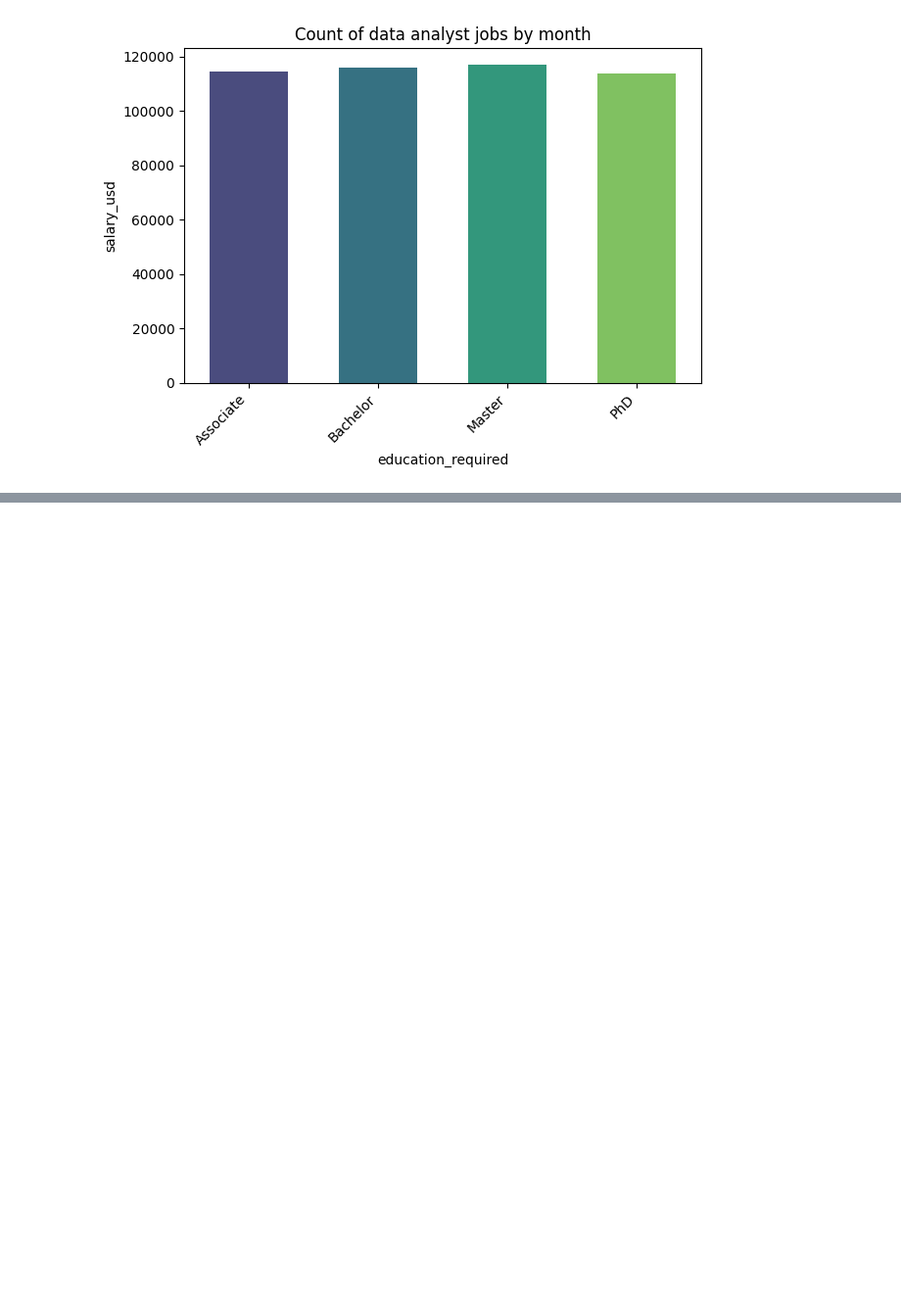
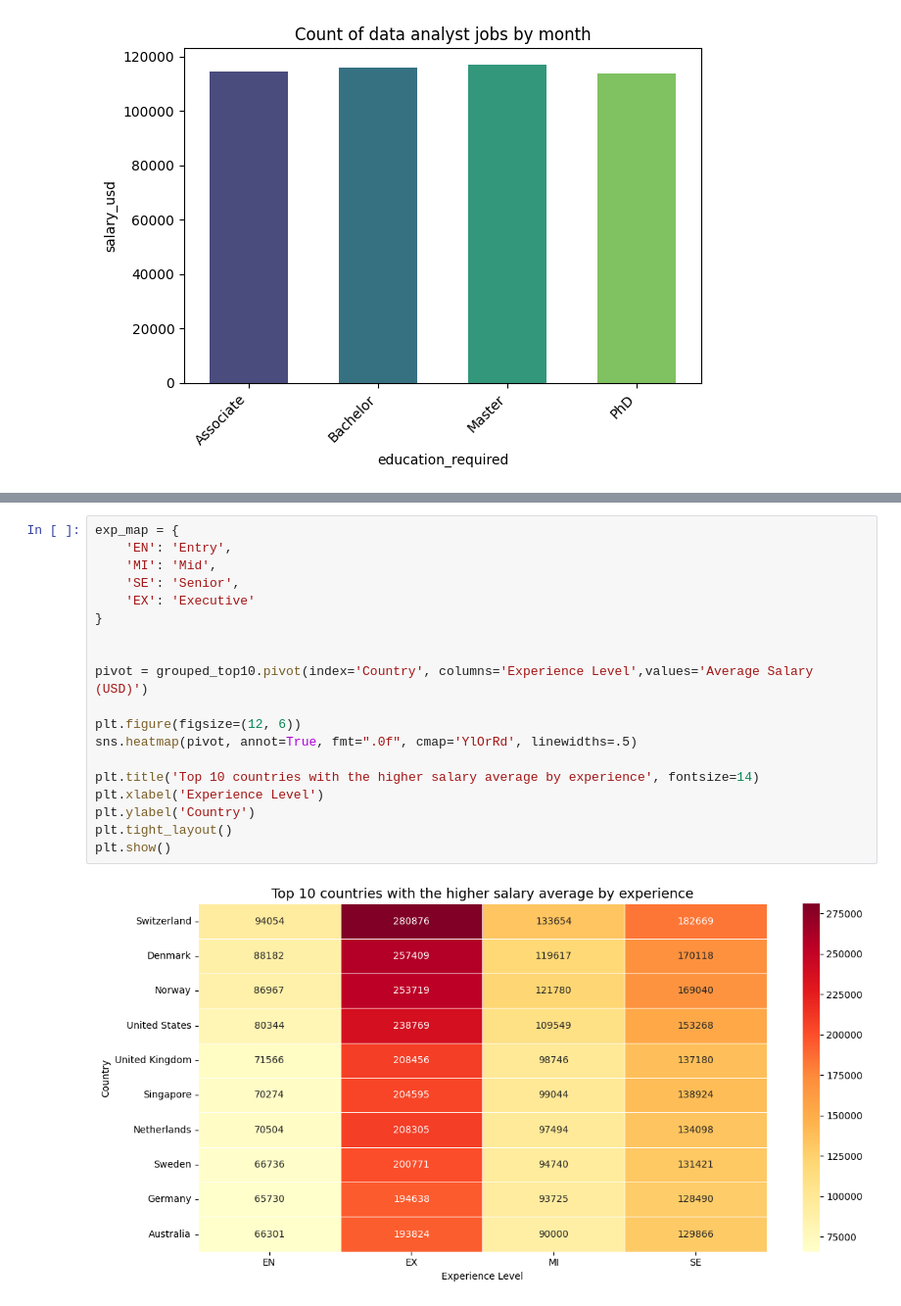
Before and after one commit to isg75/first_project, a Jupyter notebook: notebooks/guilherme.ipynb, the cells around one changed output, grey strips where cells are left out. Shown at 98% size. Drawn from its saved outputs; the diff is of its cells as text; blank space fills up the shorter version.

```diff
--- a/notebooks/guilherme.ipynb
+++ b/notebooks/guilherme.ipynb
@@ -217,0 +300,21 @@ Passing `palette` without assigning `hue` is deprecated and will be removed in v
+# %%
+exp_map = {
+    'EN': 'Entry',
+    'MI': 'Mid',
+    'SE': 'Senior',
+    'EX': 'Executive'
+}
+
+
+pivot = grouped_top10.pivot(index='Country', columns='Experience Level',values='Average Salary (USD)')
+
+plt.figure(figsize=(12, 6))
+sns.heatmap(pivot, annot=True, fmt=".0f", cmap='YlOrRd', linewidths=.5)
+
+plt.title('Top 10 countries with the higher salary average by experience', fontsize=14)
+plt.xlabel('Experience Level')
+plt.ylabel('Country')
+plt.tight_layout()
+plt.show()
+# %% [output]
+[figure, added]
```
Also changed, not shown: parts of 14 cells of this notebook, 13 other files.
